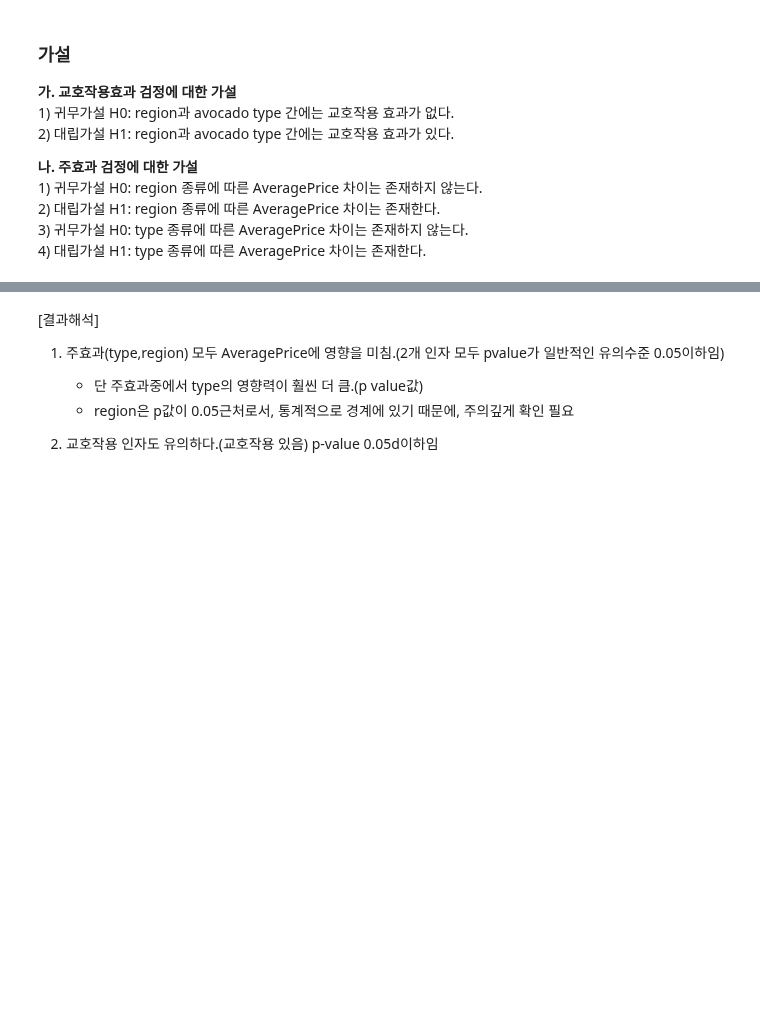
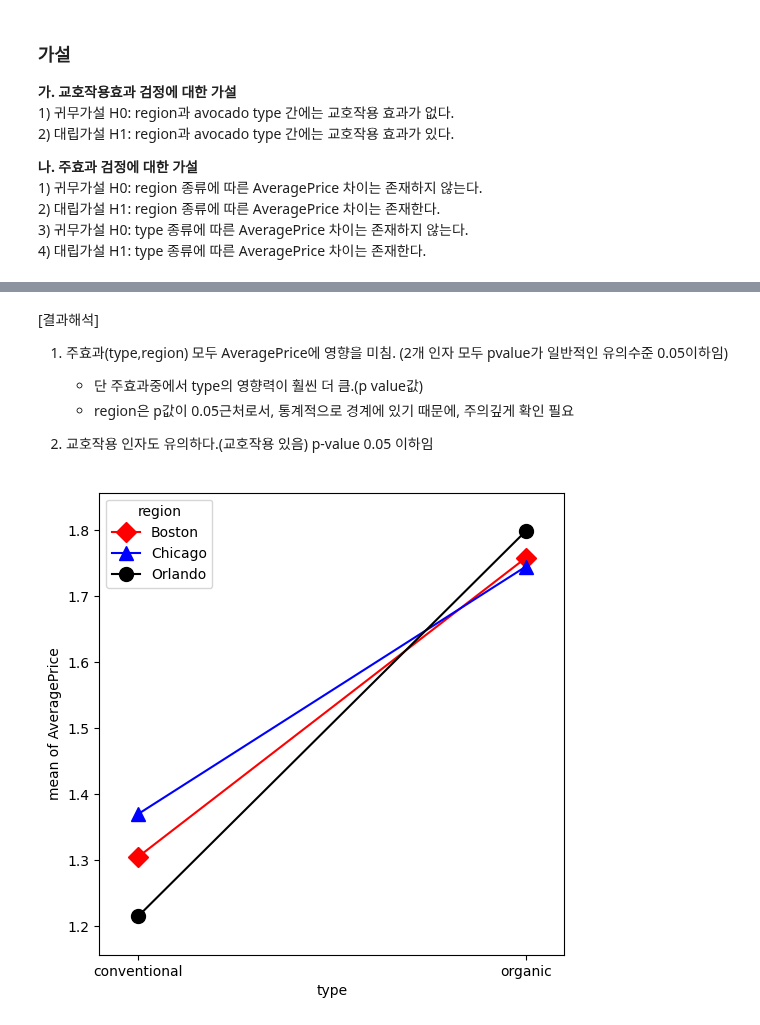
Before and after one commit to Minju-nimm/ADP, a Jupyter notebook: 기출/ADP_통계기출_24_21.ipynb, the cells around one changed output, grey strips where cells are left out. Cells and saved outputs as stored; diff of their text form; code cells hidden in the pictures; blank space fills up the shorter version.

```diff
--- a/기출/ADP_통계기출_24_21.ipynb
+++ b/기출/ADP_통계기출_24_21.ipynb
@@ -910,7 +1057,9 @@ import numpy as np
 
 avocado = pd.read_csv('../Data/avocado.csv')
 avocado = avocado[["AveragePrice","type","region"]]
-avocado = avocado[(avocado['region']=='Orlando') | (avocado['region']=='Boston' )| (avocado['region']=='Chicago')].reset_index(drop=True)
+avocado = avocado[(avocado['region']=='Orlando') |\
+                  (avocado['region']=='Boston' )|\
+                  (avocado['region']=='Chicago')].reset_index(drop=True)
 avocado
 # %% [output]
 |  | AveragePrice | type | region |
@@ -960,9 +1115,21 @@ aov_table
 # %% [markdown]
 [결과해석]
 
-1. 주효과(type,region) 모두 AveragePrice에 영향을 미침.(2개 인자 모두 pvalue가 일반적인 유의수준 0.05이하임)
+1. 주효과(type,region) 모두 AveragePrice에 영향을 미침. (2개 인자 모두 pvalue가 일반적인 유의수준 0.05이하임)
     - 단 주효과중에서 type의 영향력이 훨씬 더 큼.(p value값)
     - region은 p값이 0.05근처로서, 통계적으로 경계에 있기 때문에, 주의깊게 확인 필요
 
-
-2. 교호작용 인자도 유의하다.(교호작용 있음) p-value 0.05d이하임
+2. 교호작용 인자도 유의하다.(교호작용 있음) p-value 0.05 이하임
+# %%
+from statsmodels.graphics.factorplots import interaction_plot
+import matplotlib.pyplot as plt
+
+fig, ax = plt.subplots(figsize=(6, 6))
+fig = interaction_plot(avocado_type,
+                       region ,
+                       AveragePrice,colors=['red', 'blue', 'black'],
+                       markers=['D', '^','o'],
+                       ms=10,
+                       ax=ax)
+# %% [output]
+[figure, added]
```
Also changed, not shown: parts of 43 cells of this notebook.
